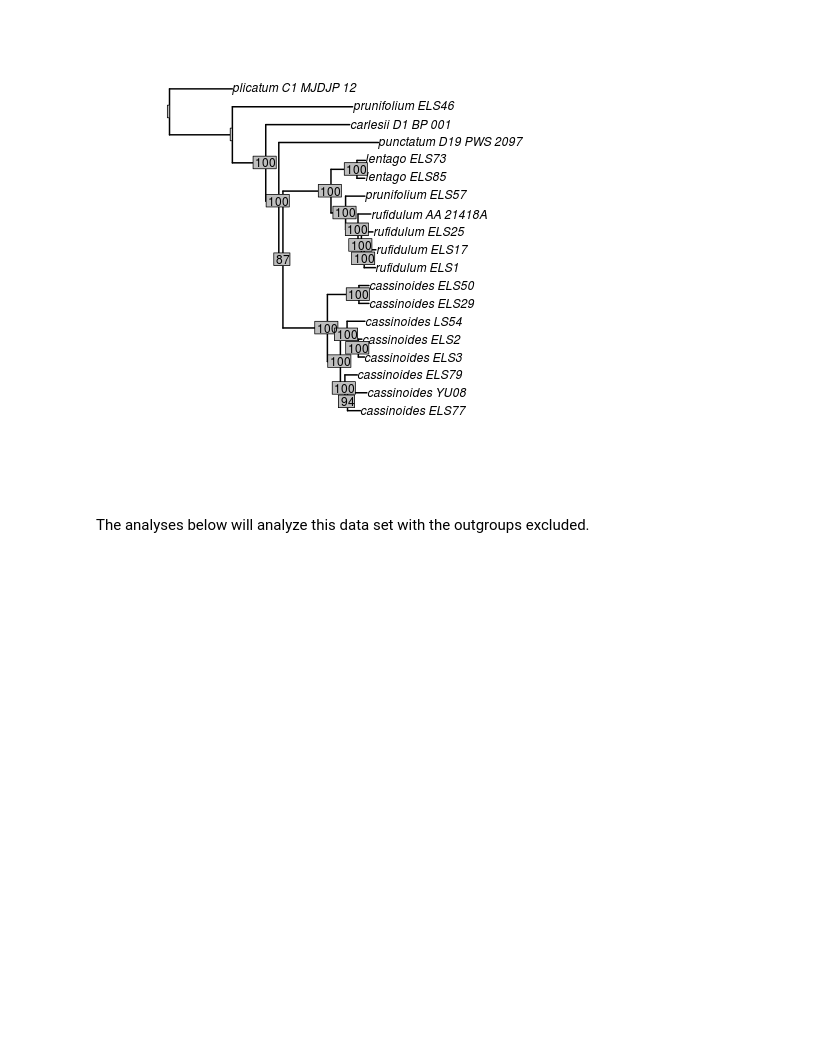
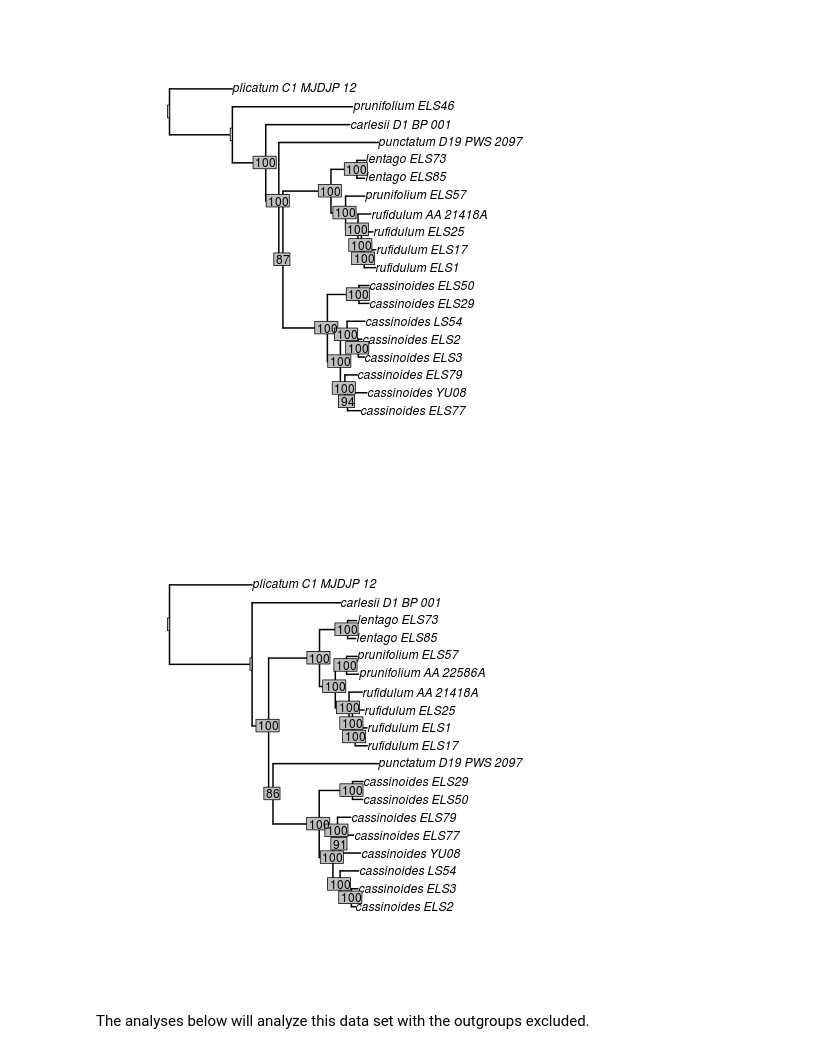
Before and after one commit to dereneaton/Vibs_RAD, a Jupyter notebook: notebook_Vib3_cassinoides.ipynb, the cells around one changed output. Saved outputs shown, nothing was run; the diff lists cells and outputs as text; code cells hidden in the pictures; blank space fills up the shorter version.

```diff
--- a/notebook_Vib3_cassinoides.ipynb
+++ b/notebook_Vib3_cassinoides.ipynb
@@ -27,6 +28,15 @@ plot(tre, edge.width=2)
 nodelabels(tre$node.label, bg='grey')
 # %% [output]
 [figure]
+# %%
+%%R
+### THE NEW TREE
+cass_m10 <- read.tree("project_cassinoides/analysis_raxml/RAxML_bipartitions.cassinoides_c88d6m10p3")
+tre <- ladderize(cass_m10)
+plot(tre, edge.width=2)
+nodelabels(tre$node.label, bg='grey')
+# %% [output]
+[figure, added]
 # %% [markdown]
 The analyses below will analyze this data set with the outgroups excluded.
 # %%
```
Also changed, not shown: parts of 11 cells of this notebook.
